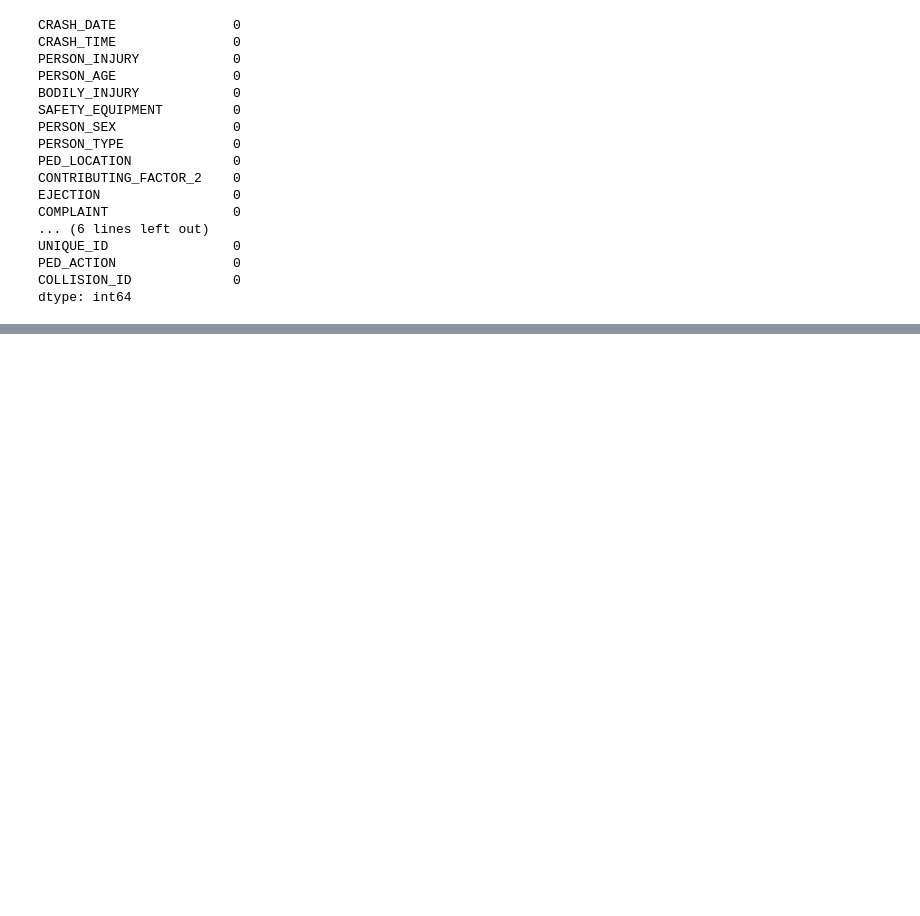
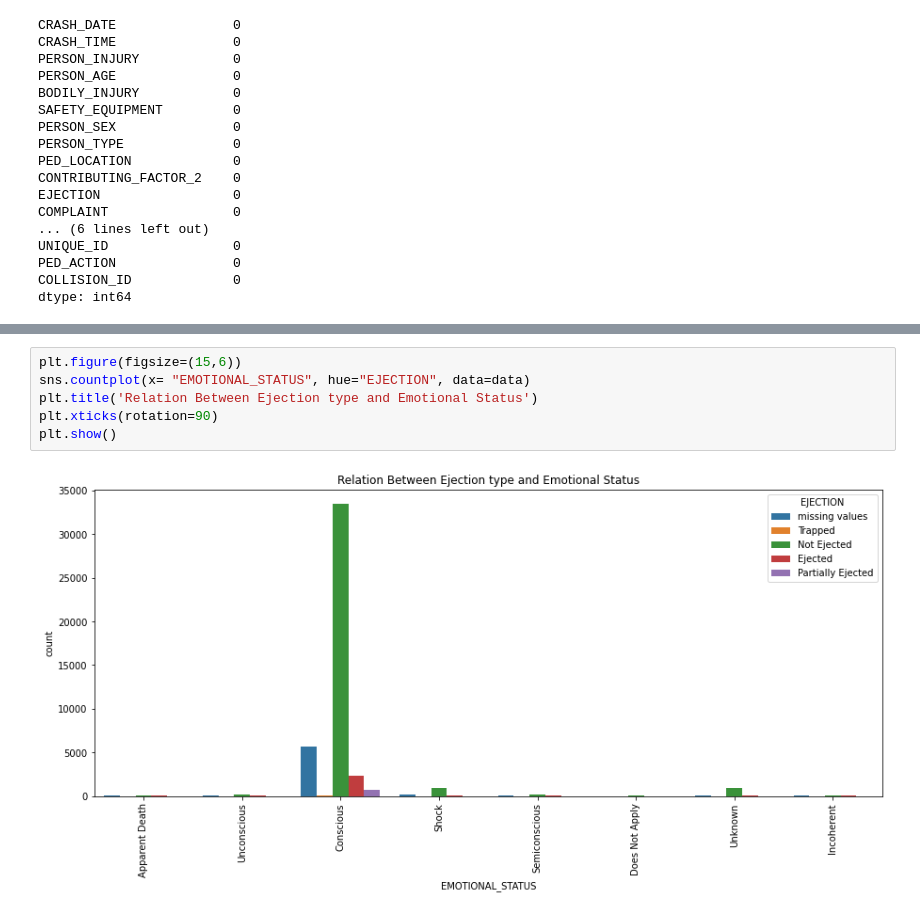
Before and after one commit to everydaycodings/Data-Science-End-To-End-Notebook-Project, a Jupyter notebook: NYC_Motor_Vehicle_Collisions_to_Person.ipynb, the cells around one changed output, grey strips where cells are left out. Drawn from its saved outputs; the diff is of its cells as text; blank space fills up the shorter version.

```diff
--- a/NYC_Motor_Vehicle_Collisions_to_Person.ipynb
+++ b/NYC_Motor_Vehicle_Collisions_to_Person.ipynb
@@ -115,0 +148,8 @@ dtype: int64
+# %%
+plt.figure(figsize=(15,6))
+sns.countplot(x= "EMOTIONAL_STATUS", hue="EJECTION", data=data)
+plt.title('Relation Between Ejection type and Emotional Status')
+plt.xticks(rotation=90)
+plt.show()
+# %% [output]
+[figure, added]
```
Also changed, not shown: parts of 9 cells of this notebook.
